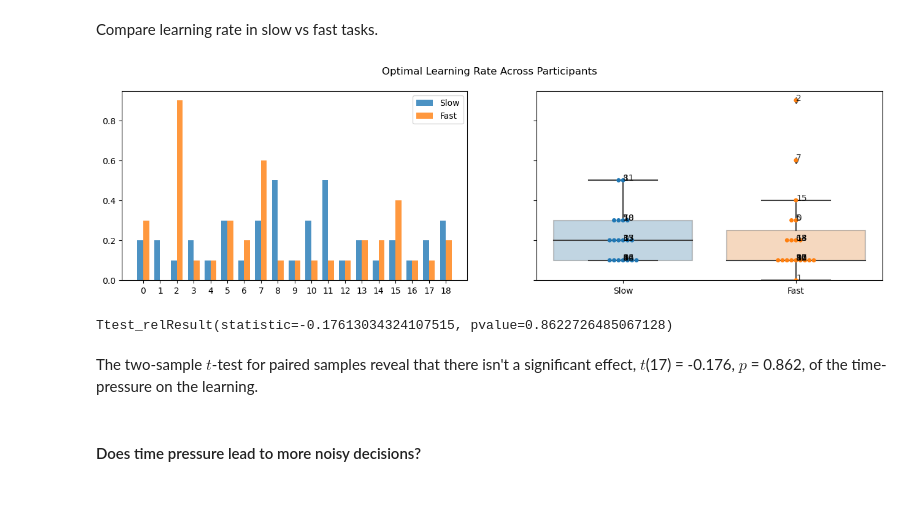
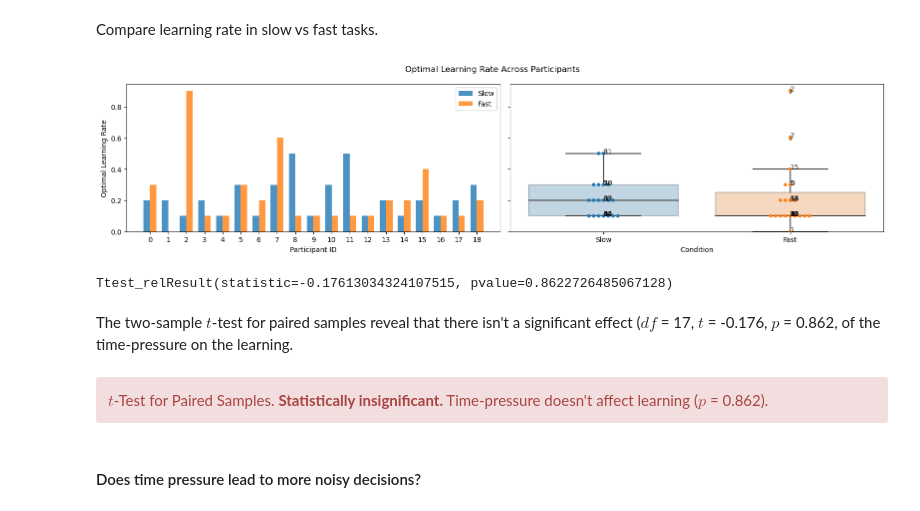
Before and after one commit to pulkitgoyal56/CCCP, a Jupyter notebook: CCCP-Presentation.ipynb, the cells around one changed output. Drawn from its saved outputs; the diff is of its cells as text; code cells hidden in the pictures.

```diff
--- a/CCCP-Presentation.ipynb
+++ b/CCCP-Presentation.ipynb
@@ -201,19 +202,3 @@ smf.ols(formula='correct ~ num_features * C(slow) * decision_time', data=data_).
 `Look at the resulting parameters and try to answer the following questions`
 # %% [markdown]
 ### Rescorla-Wagner
-# %%
-class RescorlaWagner():
-    _num_params = 1
-
-    def __init__(self, num_features, learning_rate):
-        self.num_features = num_features
-        self.learning_rate = learning_rate
-
-        self.weights = np.zeros((num_features, 1))
-
-    def predict(self, inputs):
-        mean = self.weights.T @ inputs
-        return mean, [[0]]
-
-    def learn(self, inputs, targets):
-        self.weights = self.weights + self.learning_rate * (targets - self.weights.T @ inputs) * inputs
@@ -227,24 +210,33 @@ bics_rw_fast, optimal_model_params_rw_fast, optimal_error_rw_fast = optimise(Res
 #### Does time pressure lead to slower learning?
 # %% [markdown]
 Compare learning rate in slow vs fast tasks.
-# %%
-fig, ax = plt.subplots(1,2, figsize=(16, 4), sharey=True)
-
-fig.suptitle(r'Optimal Learning Rate Across Participants')
-ax[0].bar(PARTICIPANTS - 0.175, optimal_model_params_rw_slow[:, 0], 0.35, label='Slow', alpha=0.8)
-ax[0].bar(PARTICIPANTS + 0.175, optimal_model_params_rw_fast[:, 0], 0.35, label='Fast', alpha=0.8)
-ax[0].set_xticks(PARTICIPANTS)
-ax[0].legend();
-
-boxplots(optimal_model_params_rw_slow, optimal_model_params_rw_fast, ('Slow', 'Fast'), ax[1])
-# %% [output]
-[figure, removed]
+# %%
+fig, ax = plt.subplots(1,2, figsize=(16, 4), sharey=True)
+
+fig.suptitle(r'Optimal Learning Rate Across Participants')
+ax[0].bar(PARTICIPANTS - 0.175, optimal_model_params_rw_slow[:, 0], 0.35, label='Slow', alpha=0.8)
+ax[0].bar(PARTICIPANTS + 0.175, optimal_model_params_rw_fast[:, 0], 0.35, label='Fast', alpha=0.8)
+ax[0].set_xticks(PARTICIPANTS)
+ax[0].legend()
+ax[0].set_xlabel('Participant ID')
+ax[0].set_ylabel('Optimal Learning Rate')
+
+boxplots([optimal_model_params_rw_slow, optimal_model_params_rw_fast], ('Slow', 'Fast'), ax[1])
+ax[1].set_xlabel('Condition')
+plt.tight_layout()
+# %% [output]
+[figure, added]
 # %%
 st.ttest_rel(optimal_model_params_rw_slow[:18, 0], optimal_model_params_rw_fast[:18, 0])
 # %% [output]
 Ttest_relResult(statistic=-0.17613034324107515, pvalue=0.8622726485067128)
-# %% [markdown]
-The two-sample $t$-test for paired samples reveal that there isn't a significant effect, $t$(17) = -0.176, $p$ = 0.862, of the time-pressure on the learning.
+# %% [markdown]
+The two-sample $t$-test for paired samples reveal that there isn't a significant effect ($df$ = 17, $t$ = -0.176, $p$ = 0.862, of the time-pressure on the learning.
+# %% [markdown]
+<div class="alert alert-danger">
+    $t$-Test for Paired Samples.</br>
+    <b>Statistically insignificant.</b> Time-pressure doesn't affect learning ($p$ = 0.862).
+</div>
 # %% [markdown]
 #### Does time pressure lead to more noisy decisions?
 # %% [markdown]
```
Also changed, not shown: parts of 131 cells of this notebook.
